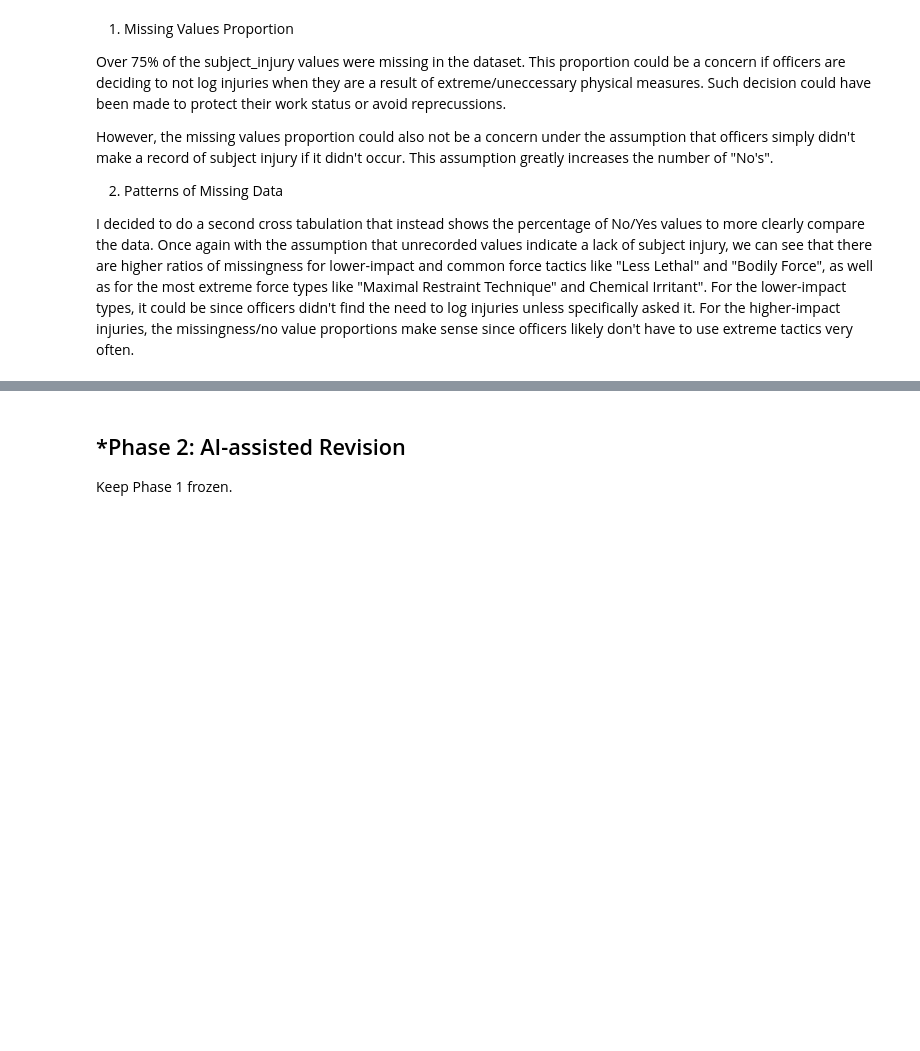
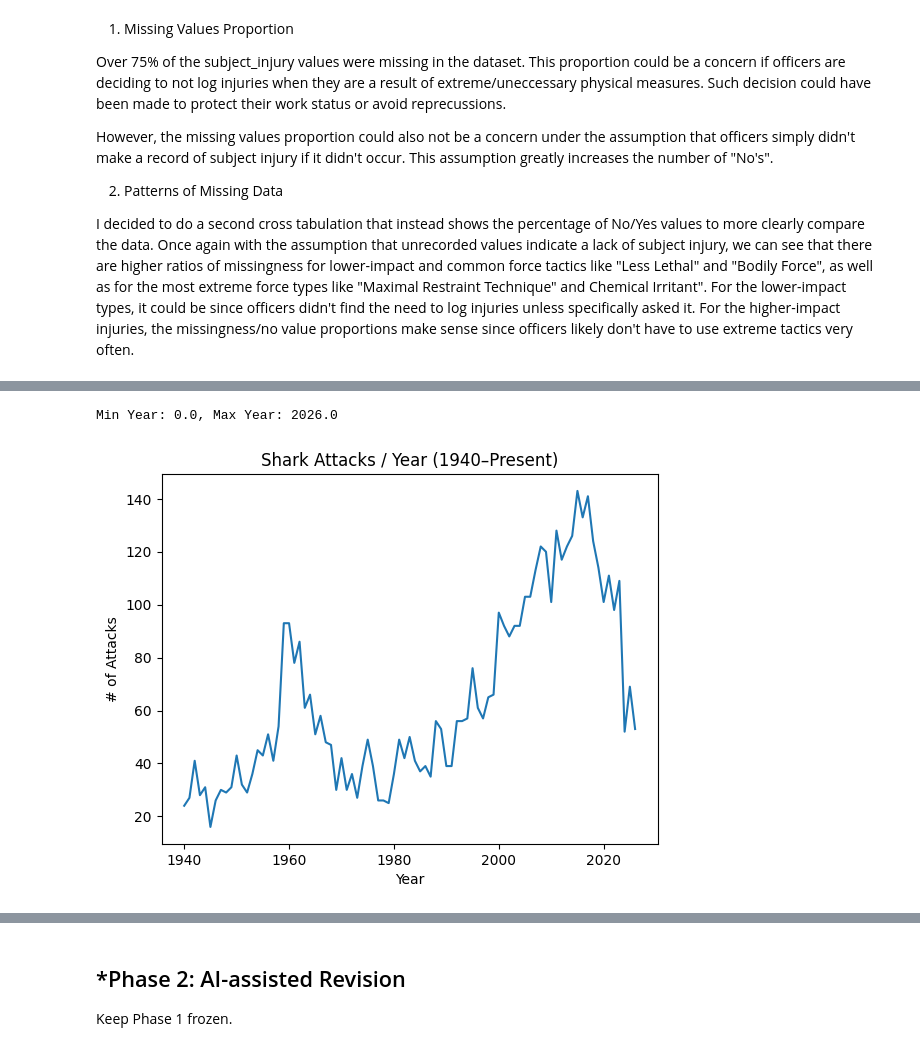
Before and after one commit to rem4eb/A01-data-wrangling, a Jupyter notebook: notebook.ipynb, the cells around one changed output, grey strips where cells are left out. Saved outputs shown, nothing was run; the diff lists cells and outputs as text; code cells hidden in the pictures; blank space fills up the shorter version.

```diff
--- a/notebook.ipynb
+++ b/notebook.ipynb
@@ -173,0 +176,7 @@ I decided to do a second cross tabulation that instead shows the percentage of N
+# %%
+import matplotlib.pyplot as plt
+import numpy as np
+import pandas as pd
+
+df_shark = pd.read_excel("GSAF5.xls")
+df_shark.head()
@@ -173,0 +191,26 @@ I decided to do a second cross tabulation that instead shows the percentage of N
+# %%
+# removing empty columns
+df_shark = df_shark.dropna(how="all", axis=1)
+
+# range of all years in dataset
+print(
+    f"Min Year: {df_shark['Year_Clean'].min()}, Max Year: {df_shark['Year_Clean'].max()}"
+)
+
+# ensuring all year values are numeric
+df_shark["Year_Clean"] = pd.to_numeric(df_shark["Year"], errors="coerce")
+
+# removing attacks before 1940
+df_1940 = df_shark[df_shark["Year_Clean"] >= 1940].copy()
+
+# plotting attacks to see trends
+attacks = df_1940.groupby("Year_Clean").size()
+plt.figure()
+attacks.plot()
+plt.title("Shark Attacks / Year (1940–Present)")
+plt.xlabel("Year")
+plt.ylabel("# of Attacks")
+plt.show()
+# %% [output]
+Min Year: 0.0, Max Year: 2026.0
+[figure, added]
```
Also changed, not shown: parts of 6 cells of this notebook.
